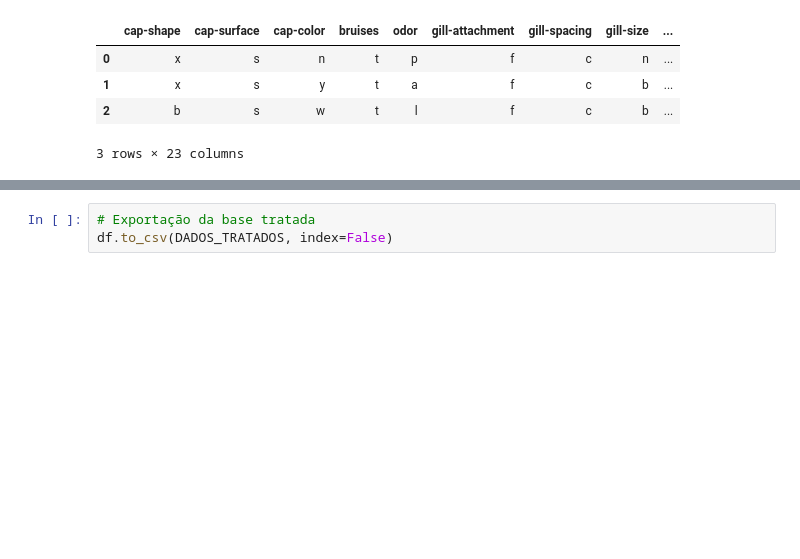
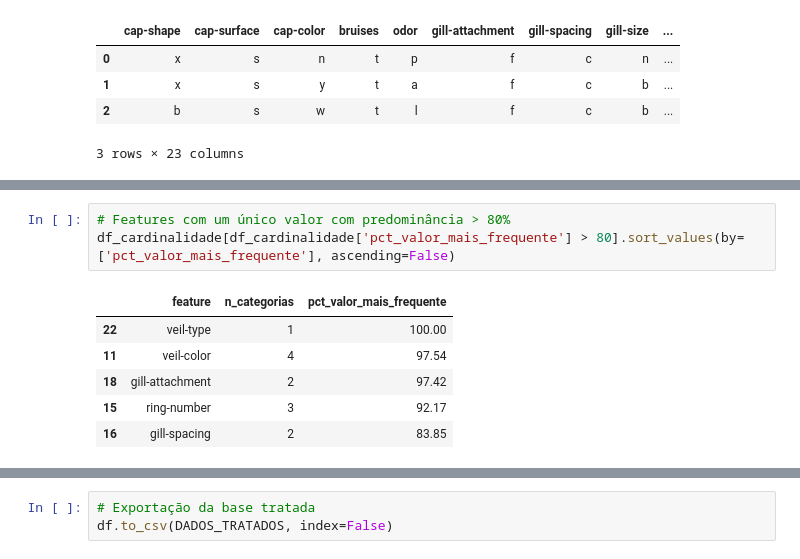
Before and after one commit to flima3/ufrn-imd3002-aprendizado-de-maquina-supervisionado, a Jupyter notebook: poisonous-mushrooms/notebooks/eda.ipynb, the cells around one changed output, grey strips where cells are left out. Drawn from its saved outputs; the diff is of its cells as text; blank space fills up the shorter version.

```diff
--- a/poisonous-mushrooms/notebooks/eda.ipynb
+++ b/poisonous-mushrooms/notebooks/eda.ipynb
@@ -97,3 +151,13 @@ display(df_cardinalidade)
 | 20 | stalk-shape | 2 | 56.72 |
 | 21 | class | 2 | 51.80 |
 | 22 | veil-type | 1 | 100.00 |
+# %%
+# Features com um único valor com predominância > 80%
+df_cardinalidade[df_cardinalidade['pct_valor_mais_frequente'] > 80].sort_values(by=['pct_valor_mais_frequente'], ascending=False)
+# %% [output]
+|  | feature | n_categorias | pct_valor_mais_frequente |
+| 22 | veil-type | 1 | 100.00 |
+| 11 | veil-color | 4 | 97.54 |
+| 18 | gill-attachment | 2 | 97.42 |
+| 15 | ring-number | 3 | 92.17 |
+| 16 | gill-spacing | 2 | 83.85 |
```
Also changed, not shown: parts of 15 cells of this notebook.
